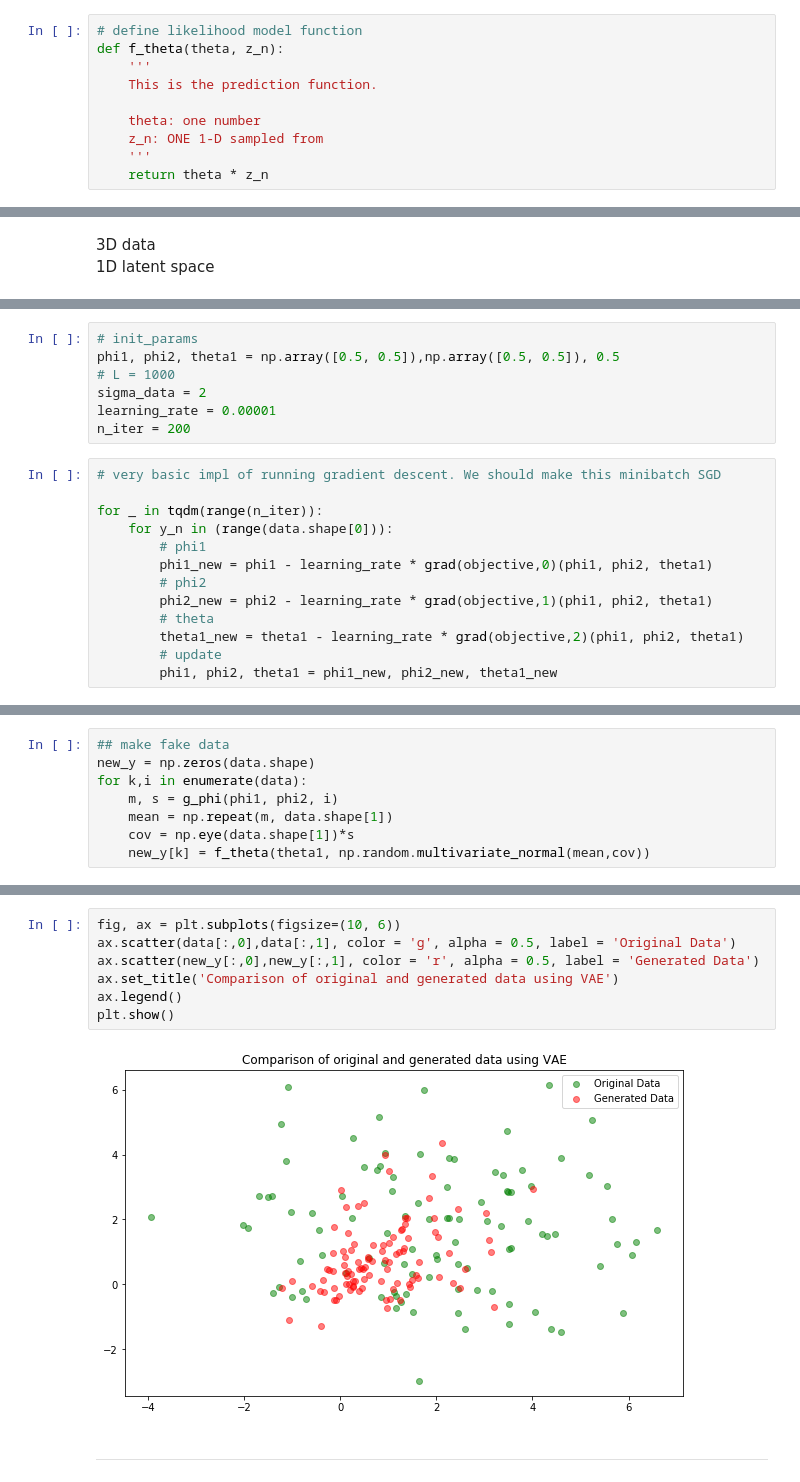
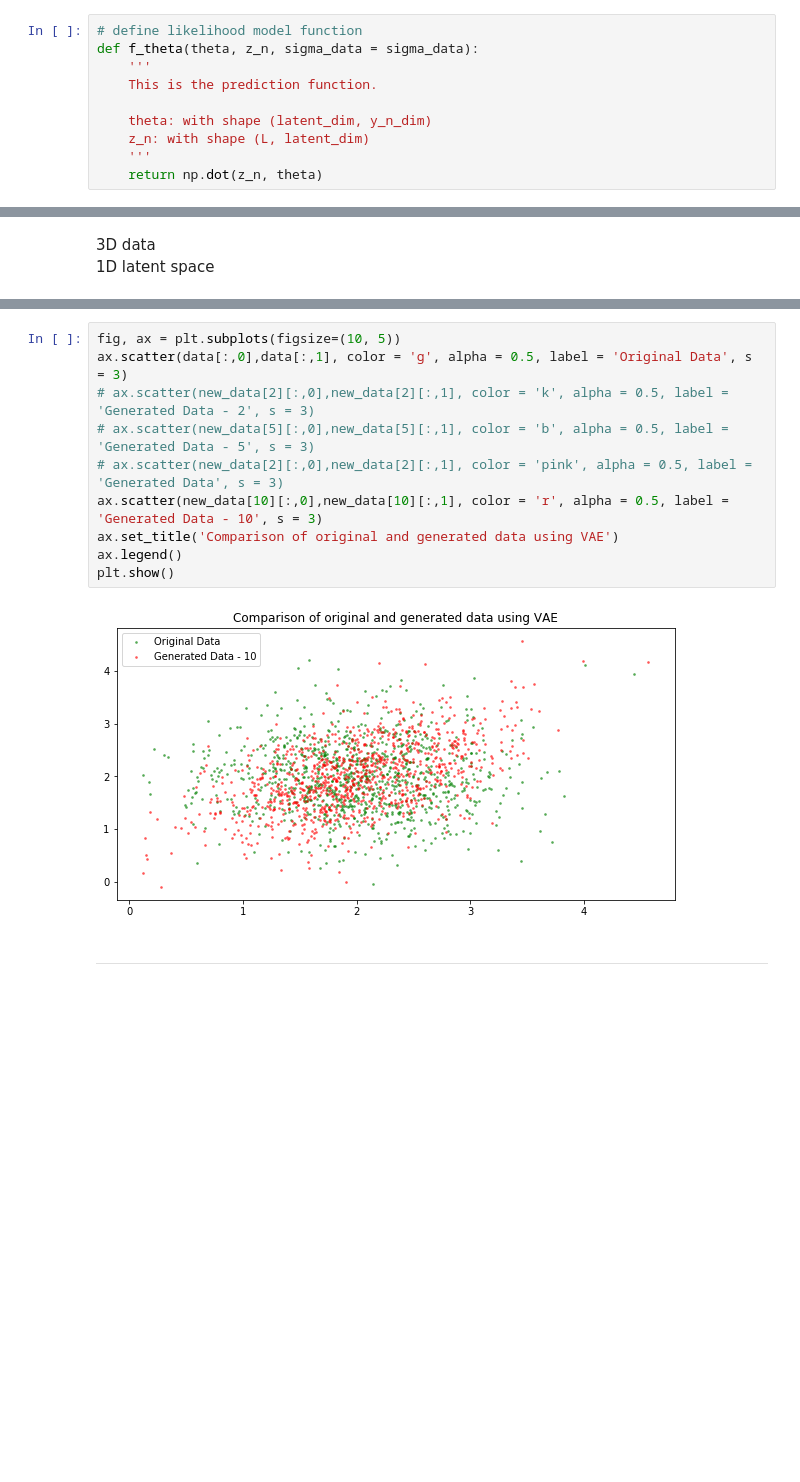
Before and after one commit to kareenaaahuang/am207_final_project, a Jupyter notebook: VAE_higher_dimensional_fx.ipynb, the cells around one changed output, grey strips where cells are left out. Cells and saved outputs as stored; diff of their text form; blank space fills up the shorter version.

```diff
--- a/VAE_higher_dimensional_fx.ipynb
+++ b/VAE_higher_dimensional_fx.ipynb
@@ -63,13 +48,13 @@ def g_phi(phi1, phi2, y_n):
 # %%
 # define likelihood model function
-def f_theta(theta, z_n):
+def f_theta(theta, z_n, sigma_data = sigma_data):
     '''
     This is the prediction function.
 
-    theta: one number
-    z_n: ONE 1-D sampled from
+    theta: with shape (latent_dim, y_n_dim)
+    z_n: with shape (L, latent_dim)
     '''
-    return theta * z_n
+    return np.dot(z_n, theta)
 # %%
 # monte carlo to get expectation of the likelihood
 ## I added 0.000001 to help the log
@@ -132,20 +111,0 @@ data = 2 * np.random.multivariate_normal(mean,cov_matrix,size = 100) + 2
-# %%
-# init_params
-phi1, phi2, theta1 = np.array([0.5, 0.5]),np.array([0.5, 0.5]), 0.5
-# L = 1000
-sigma_data = 2
-learning_rate = 0.00001
-n_iter = 200
-# %%
-# very basic impl of running gradient descent. We should make this minibatch SGD
-
-for _ in tqdm(range(n_iter)):
-    for y_n in (range(data.shape[0])):
-        # phi1
-        phi1_new = phi1 - learning_rate * grad(objective,0)(phi1, phi2, theta1)
-        # phi2
-        phi2_new = phi2 - learning_rate * grad(objective,1)(phi1, phi2, theta1)
-        # theta
-        theta1_new = theta1 - learning_rate * grad(objective,2)(phi1, phi2, theta1)
-        # update
-        phi1, phi2, theta1 = phi1_new, phi2_new, theta1_new
@@ -158,8 +111,0 @@ phi1, phi2, theta1
-# %%
-## make fake data
-new_y = np.zeros(data.shape)
-for k,i in enumerate(data):
-    m, s = g_phi(phi1, phi2, i)
-    mean = np.repeat(m, data.shape[1])
-    cov = np.eye(data.shape[1])*s
-    new_y[k] = f_theta(theta1, np.random.multivariate_normal(mean,cov))
@@ -166,12 +167,15 @@ for k,i in enumerate(data):
 # %%
-fig, ax = plt.subplots(figsize=(10, 6))
-ax.scatter(data[:,0],data[:,1], color = 'g', alpha = 0.5, label = 'Original Data')
-ax.scatter(new_y[:,0],new_y[:,1], color = 'r', alpha = 0.5, label = 'Generated Data')
+fig, ax = plt.subplots(figsize=(10, 5))
+ax.scatter(data[:,0],data[:,1], color = 'g', alpha = 0.5, label = 'Original Data', s = 3)
+# ax.scatter(new_data[2][:,0],new_data[2][:,1], color = 'k', alpha = 0.5, label = 'Generated Data - 2', s = 3)
+# ax.scatter(new_data[5][:,0],new_data[5][:,1], color = 'b', alpha = 0.5, label = 'Generated Data - 5', s = 3)
+# ax.scatter(new_data[2][:,0],new_data[2][:,1], color = 'pink', alpha = 0.5, label = 'Generated Data', s = 3)
+ax.scatter(new_data[10][:,0],new_data[10][:,1], color = 'r', alpha = 0.5, label = 'Generated Data - 10', s = 3)
 ax.set_title('Comparison of original and generated data using VAE')
 ax.legend()
 plt.show()
 # %% [output]
-[figure, old version]
+[figure, new version]
 # %% [markdown]
 
 ---
```
Also changed, not shown: parts of 13 cells of this notebook.
